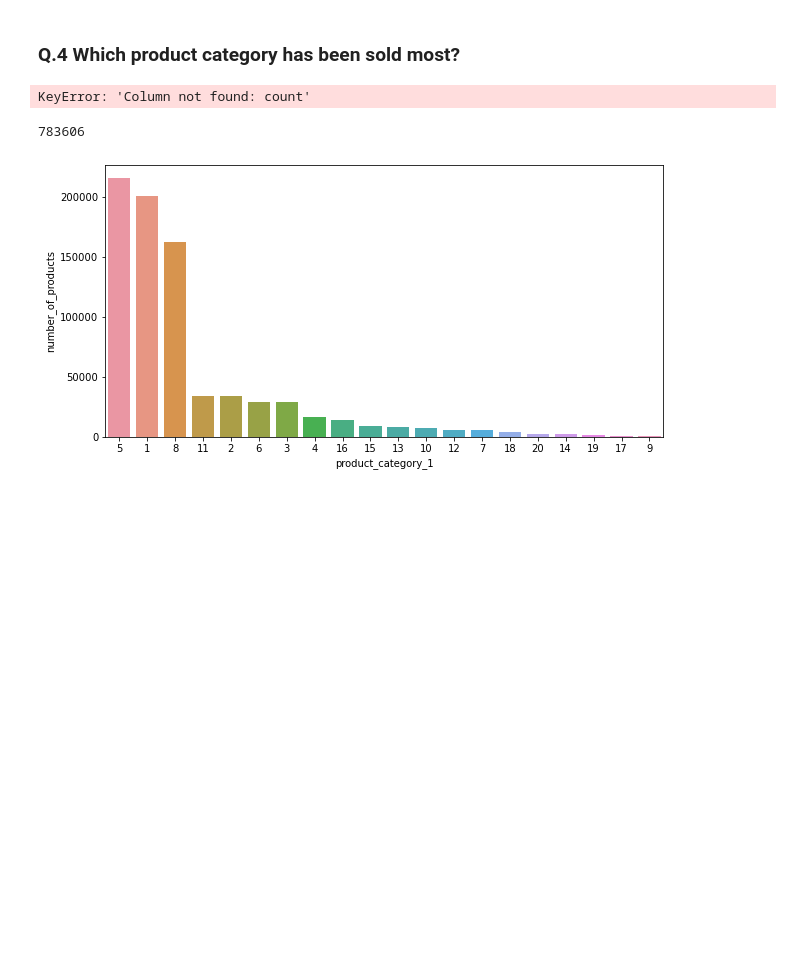
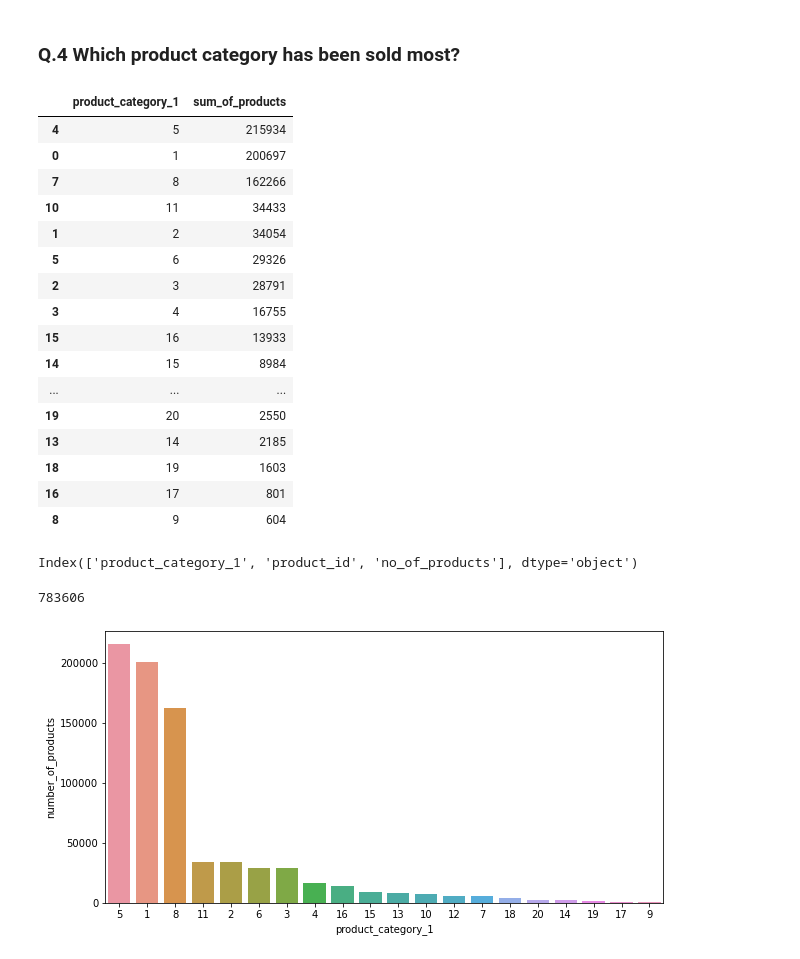
Before and after one commit to kirandhasade/Black_Friday_Analysis, a Jupyter notebook: Black friday.ipynb, the cells around one changed output. Saved outputs shown, nothing was run; the diff lists cells and outputs as text; code cells hidden in the pictures; blank space fills up the shorter version.

```diff
--- a/Black friday.ipynb
+++ b/Black friday.ipynb
@@ -378,4 +375,0 @@ product_category_sale_count=analysis_df.groupby(['product_category_1'])['product
-# %%
-analysis_df.groupby(['product_category_1'])['count'].sum().reset_index()
-# %% [output]
-KeyError: 'Column not found: count'
@@ -384,4 +376,28 @@ KeyError: 'Column not found: count'
-# %%
-product_category_sale_count['count']
-# %% [output]
-783606
+# %%
+product_category_1_sale_count = analysis_df.groupby(['product_category_1'])['product_id'].value_counts().reset_index(name='no_of_products')
+# %%
+product_category_1_sorted_values = product_category_1_sale_count.groupby(['product_category_1'])['no_of_products'].sum().reset_index(name="sum_of_products")
+# %%
+product_category_1_sorted_values.sort_values(by="sum_of_products", ascending=False)
+# %% [output]
+|  | product_category_1 | sum_of_products |
+| 4 | 5 | 215934 |
+| 0 | 1 | 200697 |
+| 7 | 8 | 162266 |
+| 10 | 11 | 34433 |
+| 1 | 2 | 34054 |
+| 5 | 6 | 29326 |
+| 2 | 3 | 28791 |
+| 3 | 4 | 16755 |
+| 15 | 16 | 13933 |
+| 14 | 15 | 8984 |
+| ... | ... | ... |
+| 19 | 20 | 2550 |
+| 13 | 14 | 2185 |
+| 18 | 19 | 1603 |
+| 16 | 17 | 801 |
+| 8 | 9 | 604 |
+# %%
+product_category_sale_count.columns
+# %% [output]
+Index(['product_category_1', 'product_id', 'no_of_products'], dtype='object')
@@ -388,3 +406,7 @@ product_category_sale_count['count']
+# %%
+product_category_sale_count['count']
+# %% [output]
+783606
 # %%
 chart_by_category(dataframe = analysis_df, category_col_name = 'product_category_1')
 # %% [output]
```
Also changed, not shown: parts of 9 cells of this notebook.
